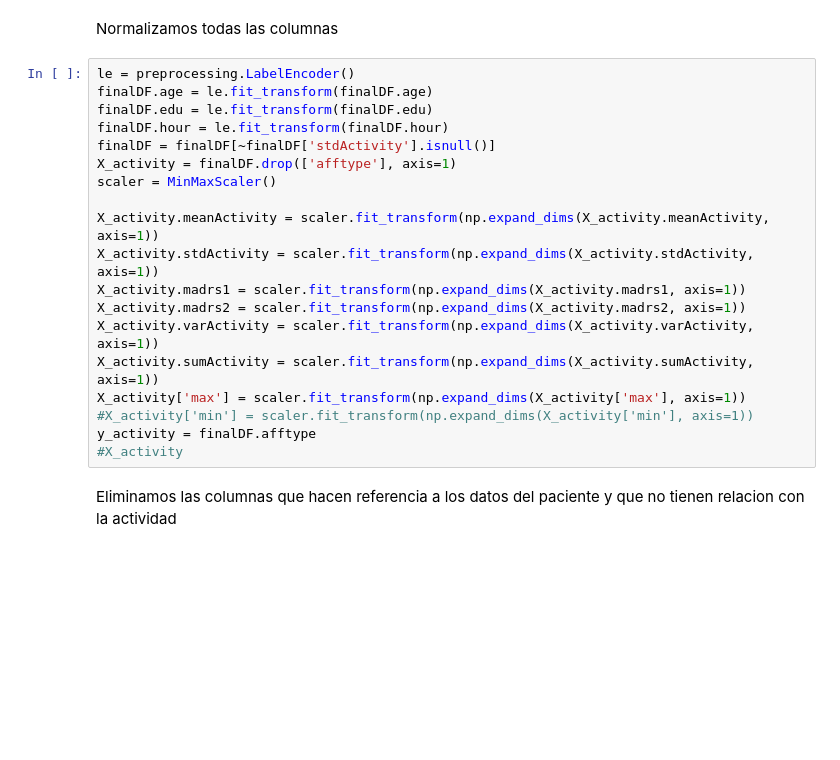
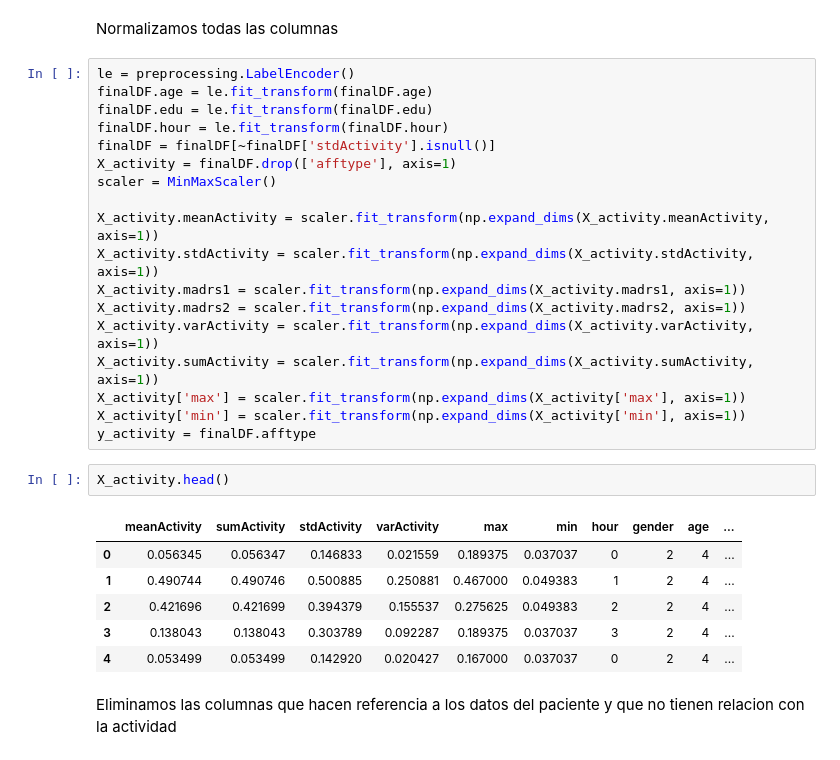
Before and after one commit to MrDevoid/TFG, a Jupyter notebook: actividad2.ipynb, the cells around one changed output. Drawn from its saved outputs; the diff is of its cells as text; blank space fills up the shorter version.

```diff
--- a/actividad2.ipynb
+++ b/actividad2.ipynb
@@ -209,9 +227,17 @@ X_activity.madrs2 = scaler.fit_transform(np.expand_dims(X_activity.madrs2, axis=
 X_activity.varActivity = scaler.fit_transform(np.expand_dims(X_activity.varActivity, axis=1))
 X_activity.sumActivity = scaler.fit_transform(np.expand_dims(X_activity.sumActivity, axis=1))
 X_activity['max'] = scaler.fit_transform(np.expand_dims(X_activity['max'], axis=1))
-#X_activity['min'] = scaler.fit_transform(np.expand_dims(X_activity['min'], axis=1))
+X_activity['min'] = scaler.fit_transform(np.expand_dims(X_activity['min'], axis=1))
 y_activity = finalDF.afftype
-#X_activity
+# %%
+X_activity.head()
+# %% [output]
+|  | meanActivity | sumActivity | stdActivity | varActivity | max | min | hour | gender | age | ... |
+| 0 | 0.056345 | 0.056347 | 0.146833 | 0.021559 | 0.189375 | 0.037037 | 0 | 2 | 4 | ... |
+| 1 | 0.490744 | 0.490746 | 0.500885 | 0.250881 | 0.467000 | 0.049383 | 1 | 2 | 4 | ... |
+| 2 | 0.421696 | 0.421699 | 0.394379 | 0.155537 | 0.275625 | 0.049383 | 2 | 2 | 4 | ... |
+| 3 | 0.138043 | 0.138043 | 0.303789 | 0.092287 | 0.189375 | 0.037037 | 3 | 2 | 4 | ... |
+| 4 | 0.053499 | 0.053499 | 0.142920 | 0.020427 | 0.167000 | 0.037037 | 0 | 2 | 4 | ... |
 # %% [markdown]
 Eliminamos las columnas que hacen referencia a los datos del paciente y que no tienen relacion con la actividad
 # %%
```
Also changed, not shown: parts of 28 cells of this notebook.
